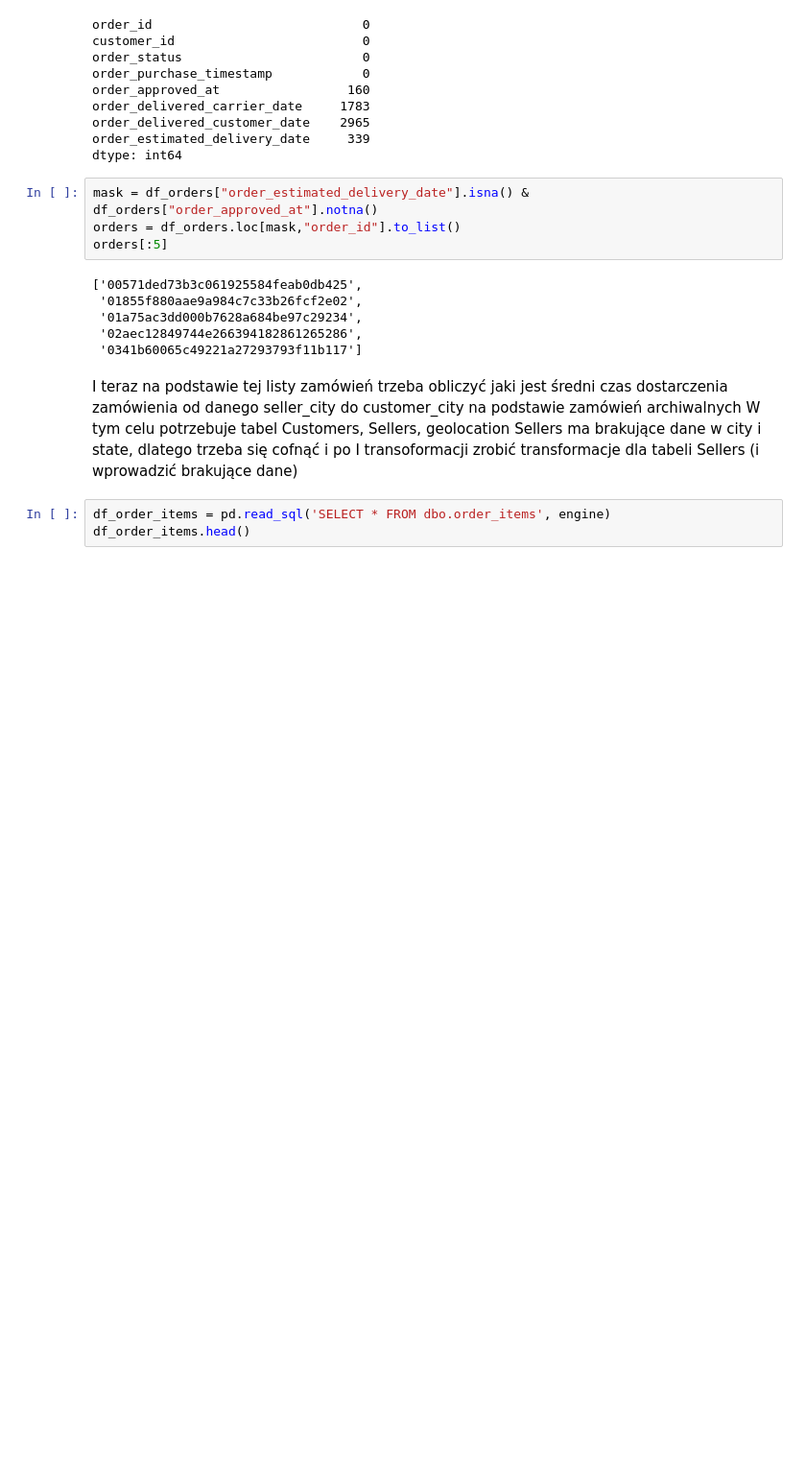
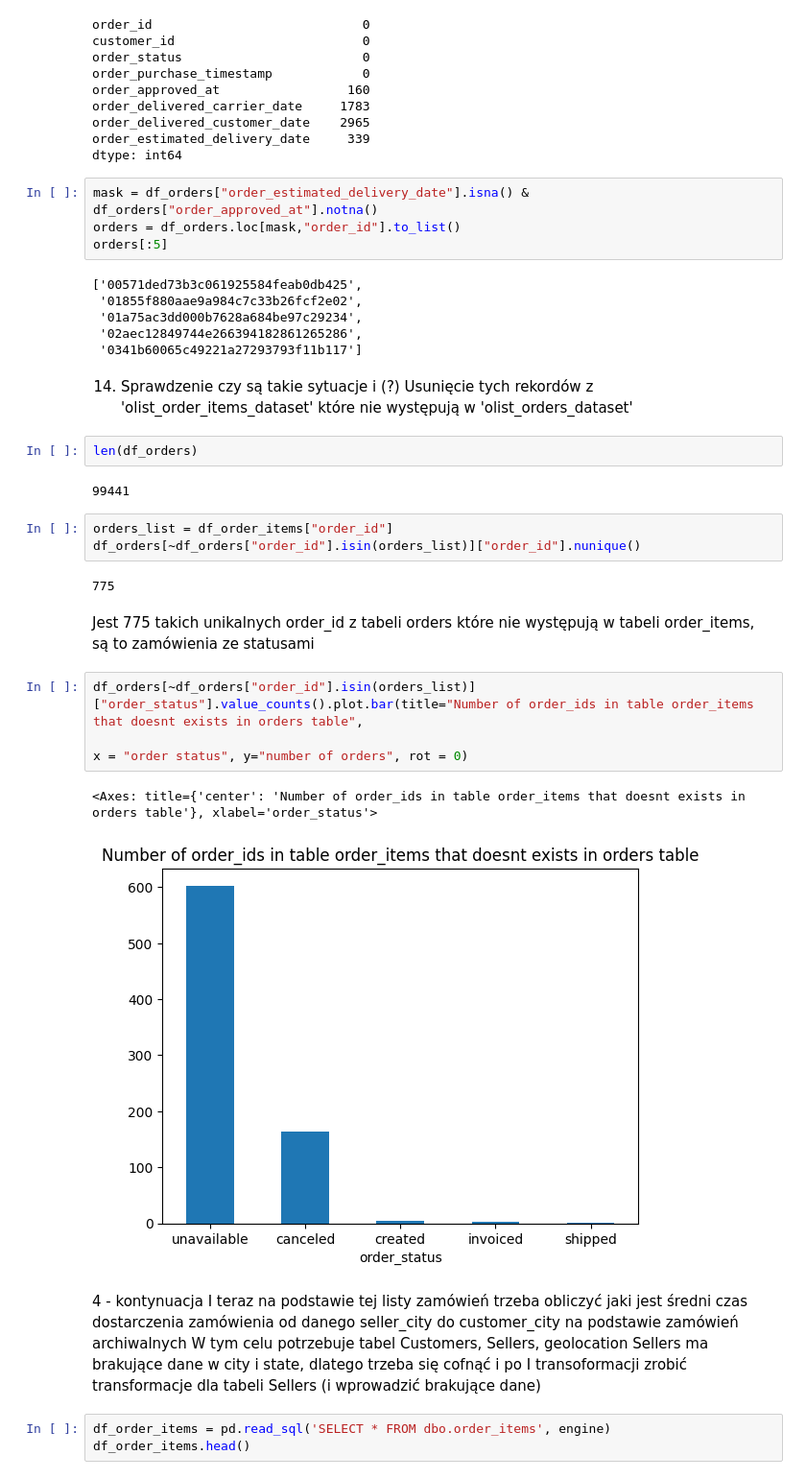
Before and after one commit to PatrykW7/Olist_E-commerce_Analytics_Platform, a Jupyter notebook: olist_pro/Transformations.ipynb, the cells around one changed output. Shown at 96% size. Cells and saved outputs as stored; diff of their text form; blank space fills up the shorter version.

```diff
--- a/olist_pro/Transformations.ipynb
+++ b/olist_pro/Transformations.ipynb
@@ -721,8 +756,27 @@ orders[:5]
  '01a75ac3dd000b7628a684be97c29234',
  '02aec12849744e266394182861265286',
  '0341b60065c49221a27293793f11b117']
+# %% [markdown]
+14. Sprawdzenie czy są takie sytuacje i (?) Usunięcie tych rekordów z 'olist_order_items_dataset' które nie występują w 'olist_orders_dataset'
+# %%
+len(df_orders)
+# %% [output]
+99441
+# %%
+orders_list = df_order_items["order_id"]
+df_orders[~df_orders["order_id"].isin(orders_list)]["order_id"].nunique()
+# %% [output]
+775
+# %% [markdown]
+Jest 775 takich unikalnych order_id z tabeli orders które nie występują w tabeli order_items, są to zamówienia ze statusami
+# %%
+df_orders[~df_orders["order_id"].isin(orders_list)]["order_status"].value_counts().plot.bar(title="Number of order_ids in table order_items that doesnt exists in orders table",
+                                                                                            x = "order status", y="number of orders", rot = 0)
+# %% [output]
+<Axes: title={'center': 'Number of order_ids in table order_items that doesnt exists in orders table'}, xlabel='order_status'>
+[figure, added]
 # %% [markdown]
-I teraz na podstawie tej listy zamówień trzeba obliczyć jaki jest średni czas dostarczenia zamówienia od danego seller_city do customer_city na podstawie zamówień archiwalnych </br>
+4 - kontynuacja I teraz na podstawie tej listy zamówień trzeba obliczyć jaki jest średni czas dostarczenia zamówienia od danego seller_city do customer_city na podstawie zamówień archiwalnych </br>
 W tym celu potrzebuje tabel Customers, Sellers, geolocation</br>
 Sellers ma brakujące dane w city i state, dlatego trzeba się cofnąć i po I transoformacji zrobić transformacje dla tabeli Sellers (i wprowadzić brakujące dane)
 # %%
```
Also changed, not shown: parts of 33 cells of this notebook, 2 other files.
